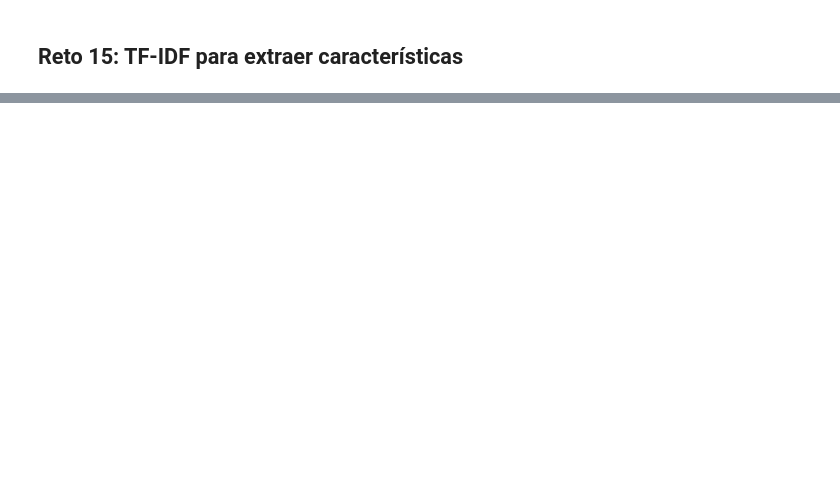
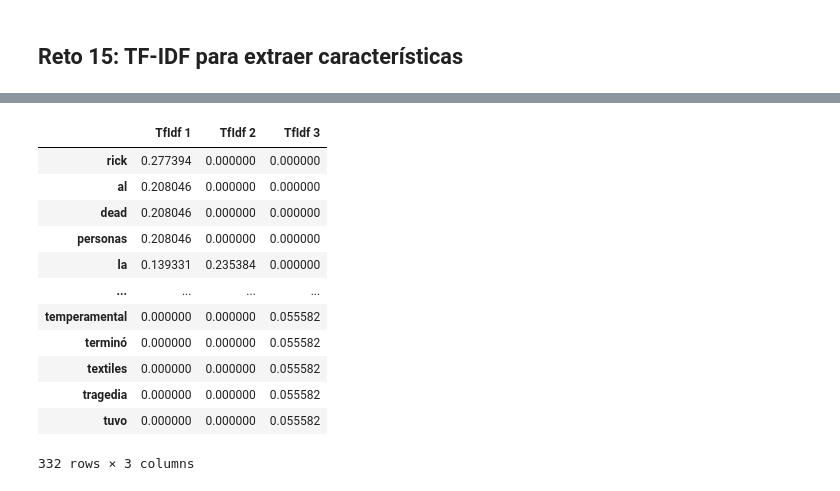
Before and after one commit to cuauhtemocbe/Apuntes-NLP, a Jupyter notebook: notebooks/module_2/Reto 04y05S2 TF-IDF + Reduccion de caracteristicas Alumnos.ipynb, the cells around one changed output, grey strips where cells are left out. Drawn from its saved outputs; the diff is of its cells as text; code cells hidden in the pictures; blank space fills up the shorter version.

```diff
--- a/notebooks/module_2/Reto 04y05S2 TF-IDF + Reduccion de caracteristicas Alumnos.ipynb
+++ b/notebooks/module_2/Reto 04y05S2 TF-IDF + Reduccion de caracteristicas Alumnos.ipynb
@@ -90,14 +161,14 @@ for Desc in Descripciones:
     for token in df_idf['Pesos-IDF'].keys():
         if(df_idf['Pesos-IDF'][token] <= 1.5):
             # Método para reemplazar una cadena de caracteres por otra
-            AuxDesc = AuxDesc._____(" " + token + " ", " ")
+            AuxDesc = AuxDesc.replace(" " + token + " ", " ")
     Nuevas_Descripciones.append(AuxDesc)
 # %%
 # Proceso de vectorización y cálculo de idf
 CV = CountVectorizer()
-VectorPalabras = CV.fit_transform(_____)
+VectorPalabras = CV.fit_transform(Nuevas_Descripciones)
 print("Forma del vector(Textos, Vocabulario) = " + str(VectorPalabras.shape))
 tfidf_transformer = TfidfTransformer(smooth_idf=False, sublinear_tf=False, use_idf=True)
-tfidf_transformer.fit(_____)
-df_idf = pd.DataFrame(tfidf_transformer.idf_, index = CV.get_feature_names(), columns = ["Pesos-IDF"])
+tfidf_transformer.fit(VectorPalabras)
+df_idf = pd.DataFrame(tfidf_transformer.idf_, index = CV.get_feature_names_out(), columns = ["Pesos-IDF"])
 df_idf.sort_values(by=['Pesos-IDF'])
@@ -104,11 +190,25 @@ df_idf.sort_values(by=['Pesos-IDF'])
 # %%
 # Cálculo de tf-idf por grupo y creación de DataFrame
-count_vector=CV.transform(_____)
-tf_idf_vector=tfidf_transformer._____(count_vector)
-df = pd.DataFrame(tf_idf_vector.T.todense(),
-                  index=CV.get_feature_names(),
+count_vector=CV.transform(Nuevas_Descripciones)
+tf_idf_vector=tfidf_transformer.fit(count_vector)
+df = pd.DataFrame(tfidf_transformer.transform(VectorPalabras).T.todense(), # tf_idf_vector.T.todense(),
+                  index=CV.get_feature_names_out(),
                   columns=["TfIdf 1", "TfIdf 2", "TfIdf 3"])
 df.sort_values(by=["TfIdf 1", "TfIdf 2", "TfIdf 3"],ascending=False)
+# %% [output]
+|  | TfIdf 1 | TfIdf 2 | TfIdf 3 |
+| rick | 0.277394 | 0.000000 | 0.000000 |
+| al | 0.208046 | 0.000000 | 0.000000 |
+| dead | 0.208046 | 0.000000 | 0.000000 |
+| personas | 0.208046 | 0.000000 | 0.000000 |
+| la | 0.139331 | 0.235384 | 0.000000 |
+| ... | ... | ... | ... |
+| temperamental | 0.000000 | 0.000000 | 0.055582 |
+| terminó | 0.000000 | 0.000000 | 0.055582 |
+| textiles | 0.000000 | 0.000000 | 0.055582 |
+| tragedia | 0.000000 | 0.000000 | 0.055582 |
+| tuvo | 0.000000 | 0.000000 | 0.055582 |
+332 rows × 3 columns
 # %%
 # Impresión de sólo la primer columna del DataFrame ordenada
 # (Primeros 10 elementos)
```
Also changed, not shown: parts of 12 cells of this notebook, 8 other files.
